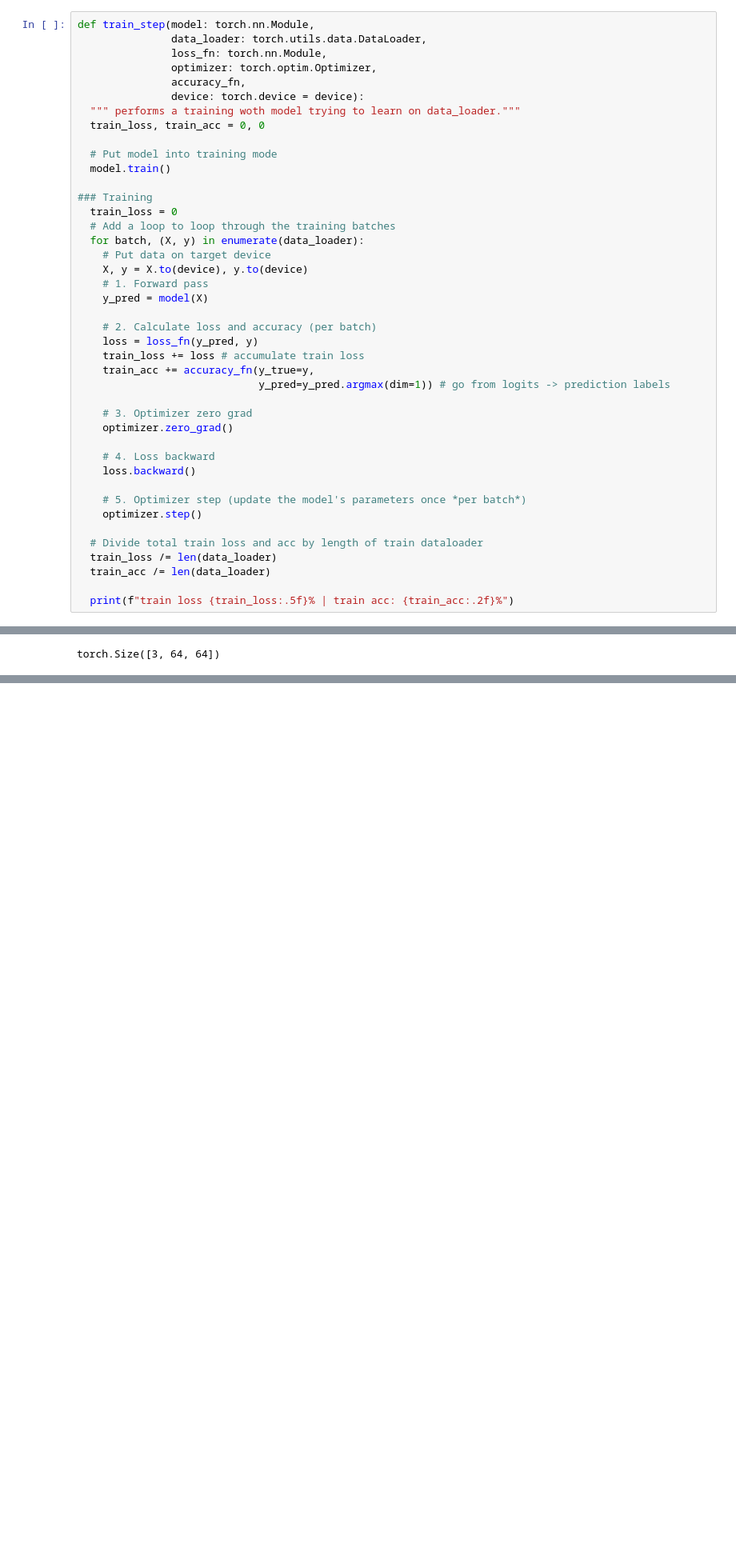
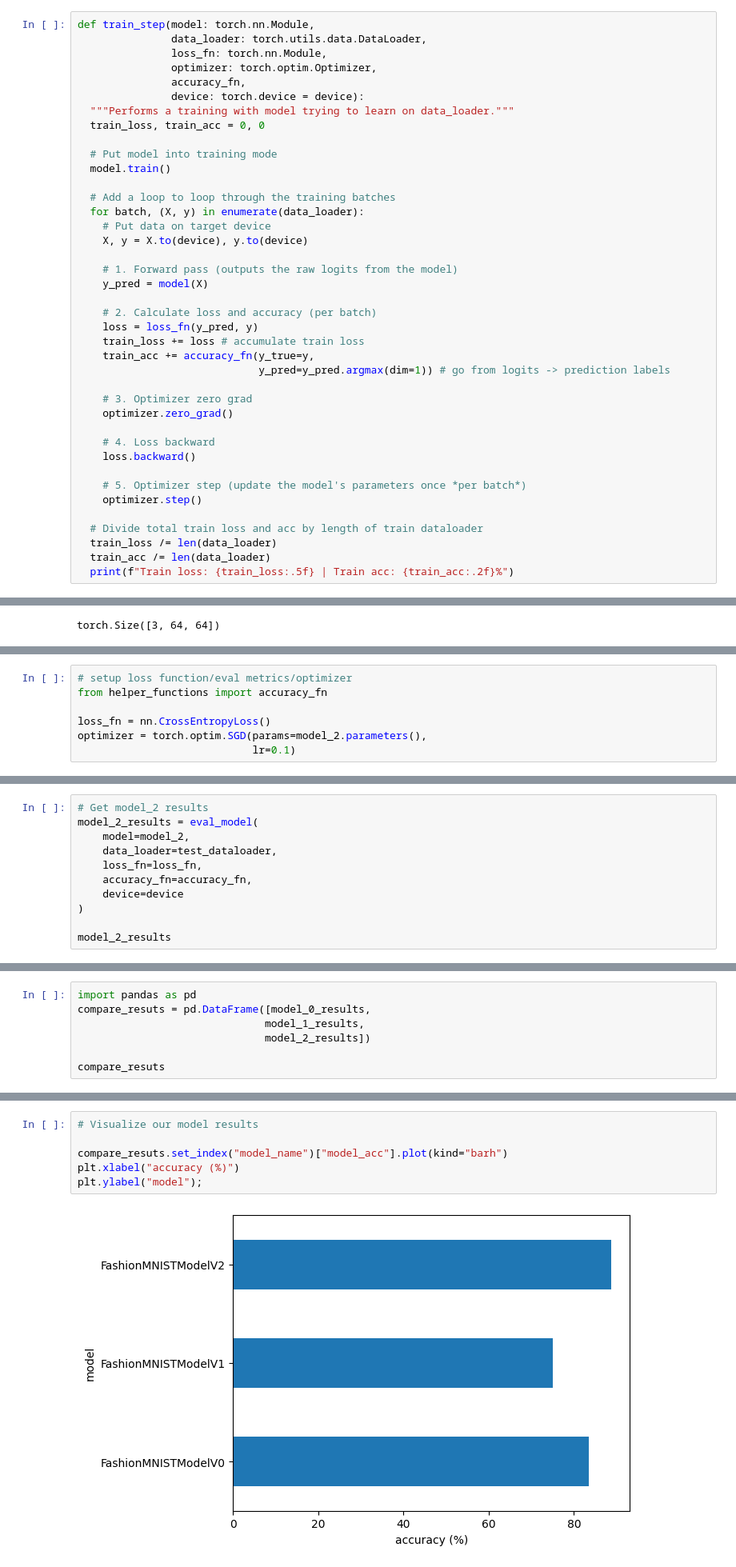
Before and after one commit to darthVarada/leaningML, a Jupyter notebook: 03_computer_vision_PyTorch.ipynb, the cells around one changed output, grey strips where cells are left out. Shown: that part at 80% size. Saved outputs shown, nothing was run; the diff lists cells and outputs as text; blank space fills up the shorter version.

Commit message:
finishing the last model, evaluating it and seeing the confusion matrix of it

```diff
--- a/03_computer_vision_PyTorch.ipynb
+++ b/03_computer_vision_PyTorch.ipynb
@@ -600,19 +588,18 @@ def train_step(model: torch.nn.Module,
                optimizer: torch.optim.Optimizer,
                accuracy_fn,
                device: torch.device = device):
-  """ performs a training woth model trying to learn on data_loader."""
+  """Performs a training with model trying to learn on data_loader."""
   train_loss, train_acc = 0, 0
 
   # Put model into training mode
   model.train()
 
-### Training
-  train_loss = 0
   # Add a loop to loop through the training batches
   for batch, (X, y) in enumerate(data_loader):
     # Put data on target device
     X, y = X.to(device), y.to(device)
-    # 1. Forward pass
+
+    # 1. Forward pass (outputs the raw logits from the model)
     y_pred = model(X)
 
     # 2. Calculate loss and accuracy (per batch)
@@ -633,6 +620,5 @@ def train_step(model: torch.nn.Module,
   # Divide total train loss and acc by length of train dataloader
   train_loss /= len(data_loader)
   train_acc /= len(data_loader)
-
-  print(f"train loss {train_loss:.5f}% | train acc: {train_acc:.2f}%")
+  print(f"Train loss: {train_loss:.5f} | Train acc: {train_acc:.2f}%")
 # %%
@@ -905,0 +954,7 @@ print(f"Max pool tensor shape: {max_pool_tensor.shape}")
+# %%
+# setup loss function/eval metrics/optimizer
+from helper_functions import accuracy_fn
+
+loss_fn = nn.CrossEntropyLoss()
+optimizer = torch.optim.SGD(params=model_2.parameters(),
+                            lr=0.1)
@@ -905,0 +1028,11 @@ print(f"Max pool tensor shape: {max_pool_tensor.shape}")
+# %%
+# Get model_2 results
+model_2_results = eval_model(
+    model=model_2,
+    data_loader=test_dataloader,
+    loss_fn=loss_fn,
+    accuracy_fn=accuracy_fn,
+    device=device
+)
+
+model_2_results
@@ -905,0 +1051,7 @@ print(f"Max pool tensor shape: {max_pool_tensor.shape}")
+# %%
+import pandas as pd
+compare_resuts = pd.DataFrame([model_0_results,
+                              model_1_results,
+                              model_2_results])
+
+compare_resuts
@@ -905,0 +1075,8 @@ print(f"Max pool tensor shape: {max_pool_tensor.shape}")
+# %%
+# Visualize our model results
+
+compare_resuts.set_index("model_name")["model_acc"].plot(kind="barh")
+plt.xlabel("accuracy (%)")
+plt.ylabel("model");
+# %% [output]
+[figure, added]
```
Also changed, not shown: parts of 43 cells of this notebook.
